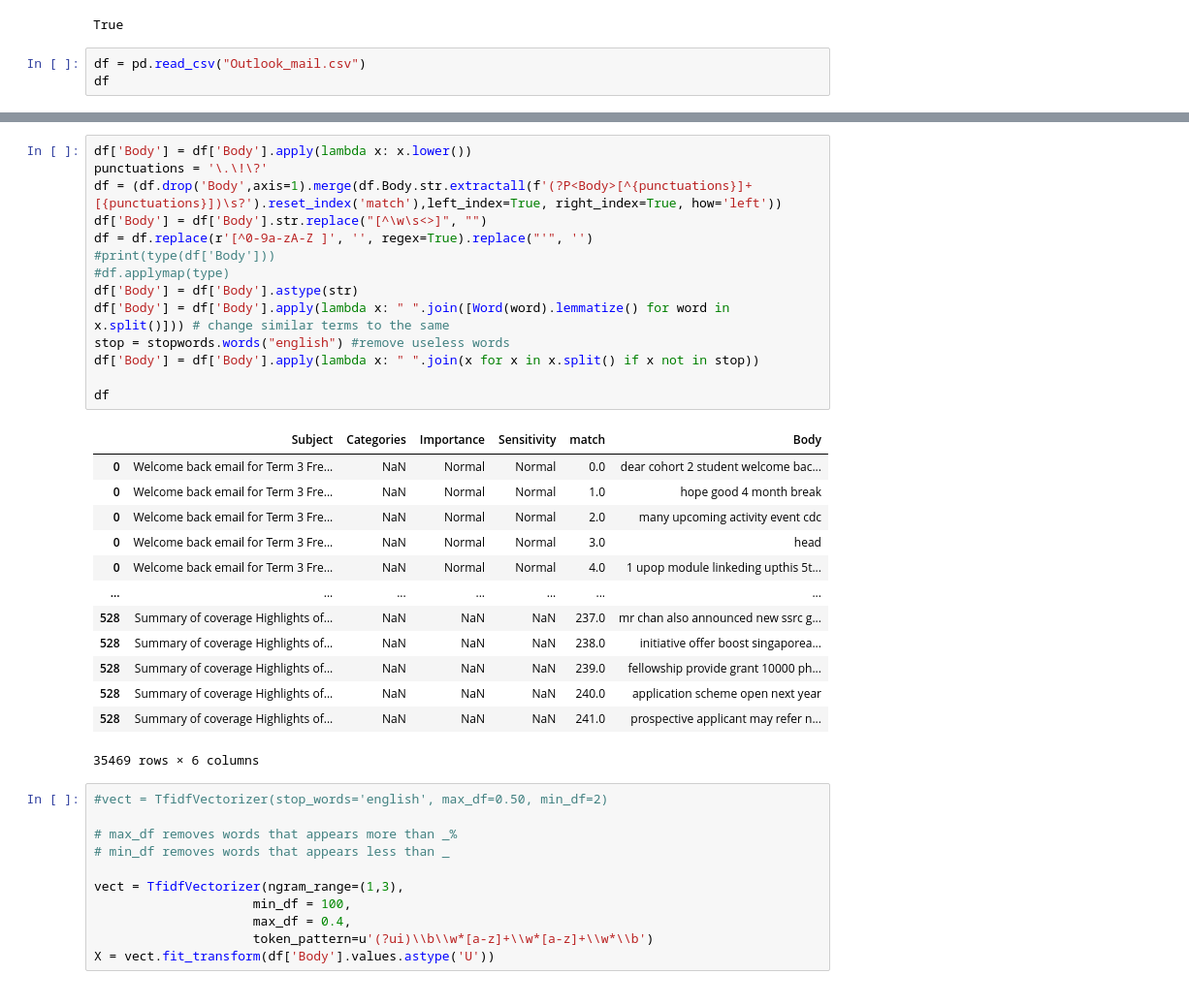
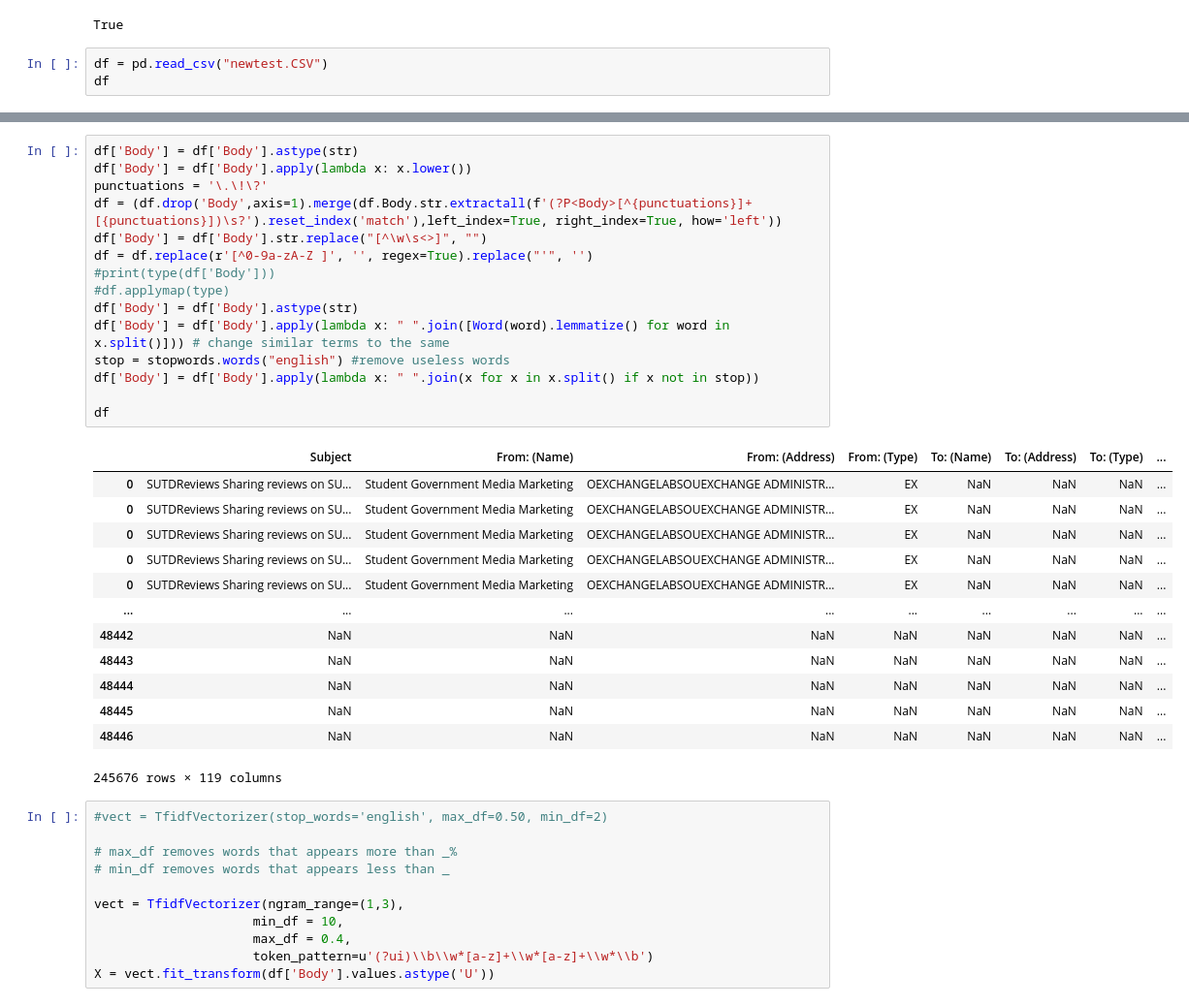
Before and after one commit to MandisLoh/flask_set_up, a Jupyter notebook: combined_ml.ipynb, the cells around one changed output, grey strips where cells are left out. Shown at 97% size. Cells and saved outputs as stored; diff of their text form.

```diff
--- a/combined_ml.ipynb
+++ b/combined_ml.ipynb
@@ -31,6 +31,6 @@ nltk.download("stopwords")
 [nltk_data]   Package stopwords is already up-to-date!
 True
 # %%
-df = pd.read_csv("Outlook_mail.csv")
+df = pd.read_csv("newtest.CSV")
 df
 # %% [output]
@@ -50,31 +50,32 @@ df
 # %%
+df['Body'] = df['Body'].astype(str)
 df['Body'] = df['Body'].apply(lambda x: x.lower())
 punctuations = '\.\!\?'
 df = (df.drop('Body',axis=1).merge(df.Body.str.extractall(f'(?P<Body>[^{punctuations}]+[{punctuations}])\s?').reset_index('match'),left_index=True, right_index=True, how='left'))
 df['Body'] = df['Body'].str.replace("[^\w\s<>]", "")
 df = df.replace(r'[^0-9a-zA-Z ]', '', regex=True).replace("'", '')
 #print(type(df['Body']))
 #df.applymap(type)
 df['Body'] = df['Body'].astype(str)
 df['Body'] = df['Body'].apply(lambda x: " ".join([Word(word).lemmatize() for word in x.split()])) # change similar terms to the same
 stop = stopwords.words("english") #remove useless words
 df['Body'] = df['Body'].apply(lambda x: " ".join(x for x in x.split() if x not in stop))
 
 df
 # %% [output]
-|  | Subject | Categories | Importance | Sensitivity | match | Body |
-| 0 | Welcome back email for Term 3 Fre... | NaN | Normal | Normal | 0.0 | dear cohort 2 student welcome bac... |
-| 0 | Welcome back email for Term 3 Fre... | NaN | Normal | Normal | 1.0 | hope good 4 month break |
-| 0 | Welcome back email for Term 3 Fre... | NaN | Normal | Normal | 2.0 | many upcoming activity event cdc |
-| 0 | Welcome back email for Term 3 Fre... | NaN | Normal | Normal | 3.0 | head |
-| 0 | Welcome back email for Term 3 Fre... | NaN | Normal | Normal | 4.0 | 1 upop module linkeding upthis 5t... |
-| ... | ... | ... | ... | ... | ... | ... |
-| 528 | Summary of coverage Highlights of... | NaN | NaN | NaN | 237.0 | mr chan also announced new ssrc g... |
-| 528 | Summary of coverage Highlights of... | NaN | NaN | NaN | 238.0 | initiative offer boost singaporea... |
-| 528 | Summary of coverage Highlights of... | NaN | NaN | NaN | 239.0 | fellowship provide grant 10000 ph... |
-| 528 | Summary of coverage Highlights of... | NaN | NaN | NaN | 240.0 | application scheme open next year |
-| 528 | Summary of coverage Highlights of... | NaN | NaN | NaN | 241.0 | prospective applicant may refer n... |
+|  | Subject | From: (Name) | From: (Address) | From: (Type) | To: (Name) | To: (Address) | To: (Type) | ... |
+| 0 | SUTDReviews Sharing reviews on SU... | Student Government Media Marketing | OEXCHANGELABSOUEXCHANGE ADMINISTR... | EX | NaN | NaN | NaN | ... |
+| 0 | SUTDReviews Sharing reviews on SU... | Student Government Media Marketing | OEXCHANGELABSOUEXCHANGE ADMINISTR... | EX | NaN | NaN | NaN | ... |
+| 0 | SUTDReviews Sharing reviews on SU... | Student Government Media Marketing | OEXCHANGELABSOUEXCHANGE ADMINISTR... | EX | NaN | NaN | NaN | ... |
+| 0 | SUTDReviews Sharing reviews on SU... | Student Government Media Marketing | OEXCHANGELABSOUEXCHANGE ADMINISTR... | EX | NaN | NaN | NaN | ... |
+| 0 | SUTDReviews Sharing reviews on SU... | Student Government Media Marketing | OEXCHANGELABSOUEXCHANGE ADMINISTR... | EX | NaN | NaN | NaN | ... |
+| ... | ... | ... | ... | ... | ... | ... | ... | ... |
+| 48442 | NaN | NaN | NaN | NaN | NaN | NaN | NaN | ... |
+| 48443 | NaN | NaN | NaN | NaN | NaN | NaN | NaN | ... |
+| 48444 | NaN | NaN | NaN | NaN | NaN | NaN | NaN | ... |
+| 48445 | NaN | NaN | NaN | NaN | NaN | NaN | NaN | ... |
+| 48446 | NaN | NaN | NaN | NaN | NaN | NaN | NaN | ... |
-35469 rows × 6 columns
+245676 rows × 119 columns
 # %%
 #vect = TfidfVectorizer(stop_words='english', max_df=0.50, min_df=2)
 
@@ -82,7 +83,7 @@ df
 # min_df removes words that appears less than _
 
 vect = TfidfVectorizer(ngram_range=(1,3),
-                     min_df = 100,
+                     min_df = 10,
                      max_df = 0.4,
                      token_pattern=u'(?ui)\\b\\w*[a-z]+\\w*[a-z]+\\w*\\b')
 X = vect.fit_transform(df['Body'].values.astype('U'))
```
Also changed, not shown: parts of 13 cells of this notebook, 2 other files.
